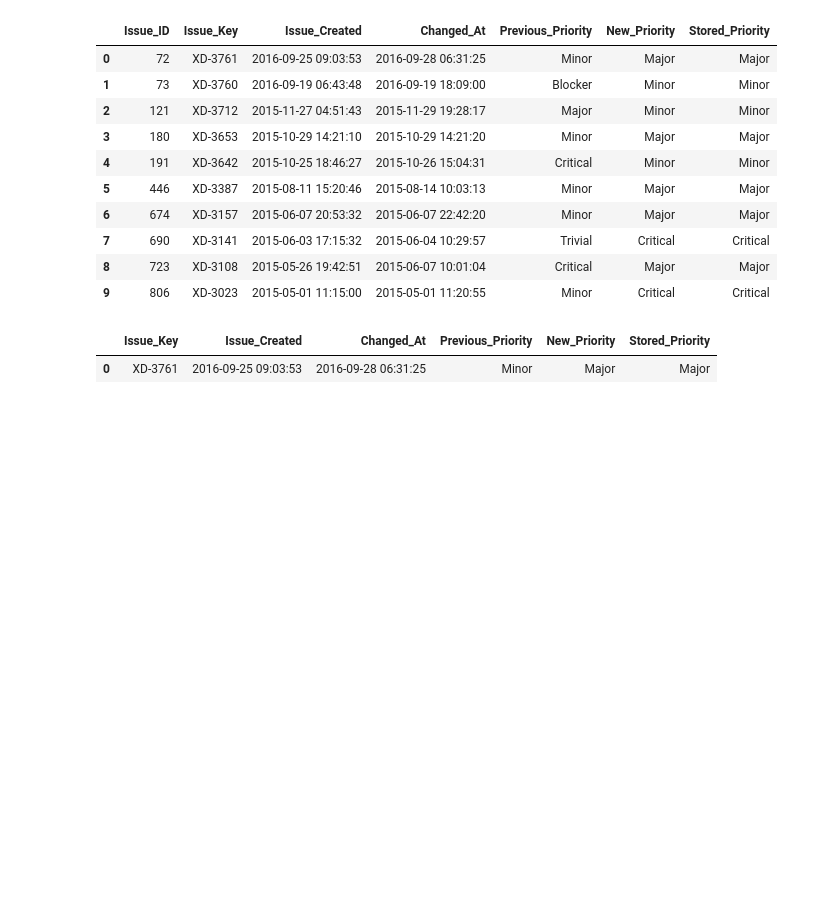
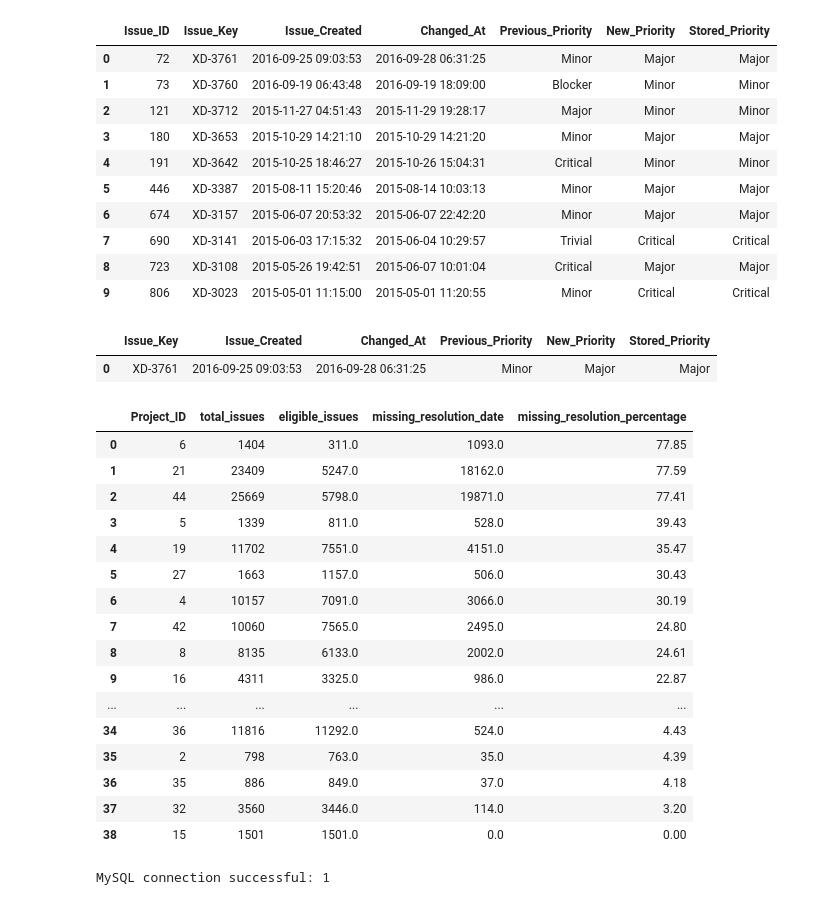
Before and after one commit to numrahzafar30-spec/tawos-cross-project-prediction, a Jupyter notebook: notebooks/01_TAWOS_Data_Exploration.ipynb, the cells around one changed output. Drawn from its saved outputs; the diff is of its cells as text; code cells hidden in the pictures; blank space fills up the shorter version.

Commit message:
Add files via upload
Add priority leakage audit and selection bias findings.

```diff
--- a/notebooks/01_TAWOS_Data_Exploration.ipynb
+++ b/notebooks/01_TAWOS_Data_Exploration.ipynb
@@ -431,3 +431,77 @@ display(priority_history)
 # %% [output]
 |  | Issue_Key | Issue_Created | Changed_At | Previous_Priority | New_Priority | Stored_Priority |
 | 0 | XD-3761 | 2016-09-25 09:03:53 | 2016-09-28 06:31:25 | Minor | Major | Major |
+# %%
+from sqlalchemy import text
+import pandas as pd
+
+query = text("""
+    SELECT
+        Project_ID,
+
+        COUNT(*) AS total_issues,
+
+        SUM(
+            CASE
+                WHEN Creation_Date IS NOT NULL
+                 AND Resolution_Date IS NOT NULL
+                 AND Resolution_Date >= Creation_Date
+                THEN 1 ELSE 0
+            END
+        ) AS eligible_issues,
+
+        SUM(
+            CASE
+                WHEN Resolution_Date IS NULL
+                THEN 1 ELSE 0
+            END
+        ) AS missing_resolution_date,
+
+        ROUND(
+            100.0 * SUM(
+                CASE
+                    WHEN Resolution_Date IS NULL
+                    THEN 1 ELSE 0
+                END
+            ) / COUNT(*),
+            2
+        ) AS missing_resolution_percentage
+
+    FROM `Issue`
+    GROUP BY Project_ID
+    ORDER BY missing_resolution_percentage DESC
+""")
+
+project_eligibility = pd.read_sql(query, engine)
+
+display(project_eligibility)
+# %% [output]
+|  | Project_ID | total_issues | eligible_issues | missing_resolution_date | missing_resolution_percentage |
+| 0 | 6 | 1404 | 311.0 | 1093.0 | 77.85 |
+| 1 | 21 | 23409 | 5247.0 | 18162.0 | 77.59 |
+| 2 | 44 | 25669 | 5798.0 | 19871.0 | 77.41 |
+| 3 | 5 | 1339 | 811.0 | 528.0 | 39.43 |
+| 4 | 19 | 11702 | 7551.0 | 4151.0 | 35.47 |
+| 5 | 27 | 1663 | 1157.0 | 506.0 | 30.43 |
+| 6 | 4 | 10157 | 7091.0 | 3066.0 | 30.19 |
+| 7 | 42 | 10060 | 7565.0 | 2495.0 | 24.80 |
+| 8 | 8 | 8135 | 6133.0 | 2002.0 | 24.61 |
+| 9 | 16 | 4311 | 3325.0 | 986.0 | 22.87 |
+| ... | ... | ... | ... | ... | ... |
+| 34 | 36 | 11816 | 11292.0 | 524.0 | 4.43 |
+| 35 | 2 | 798 | 763.0 | 35.0 | 4.39 |
+| 36 | 35 | 886 | 849.0 | 37.0 | 4.18 |
+| 37 | 32 | 3560 | 3446.0 | 114.0 | 3.20 |
+| 38 | 15 | 1501 | 1501.0 | 0.0 | 0.00 |
+# %%
+from sqlalchemy import text
+
+# Close old database connections
+engine.dispose()
+
+# Test a fresh connection
+with engine.connect() as connection:
+    result = connection.execute(text("SELECT 1")).scalar()
+    print("MySQL connection successful:", result)
+# %% [output]
+MySQL connection successful: 1
```
Also changed, not shown: parts of 17 cells of this notebook.
